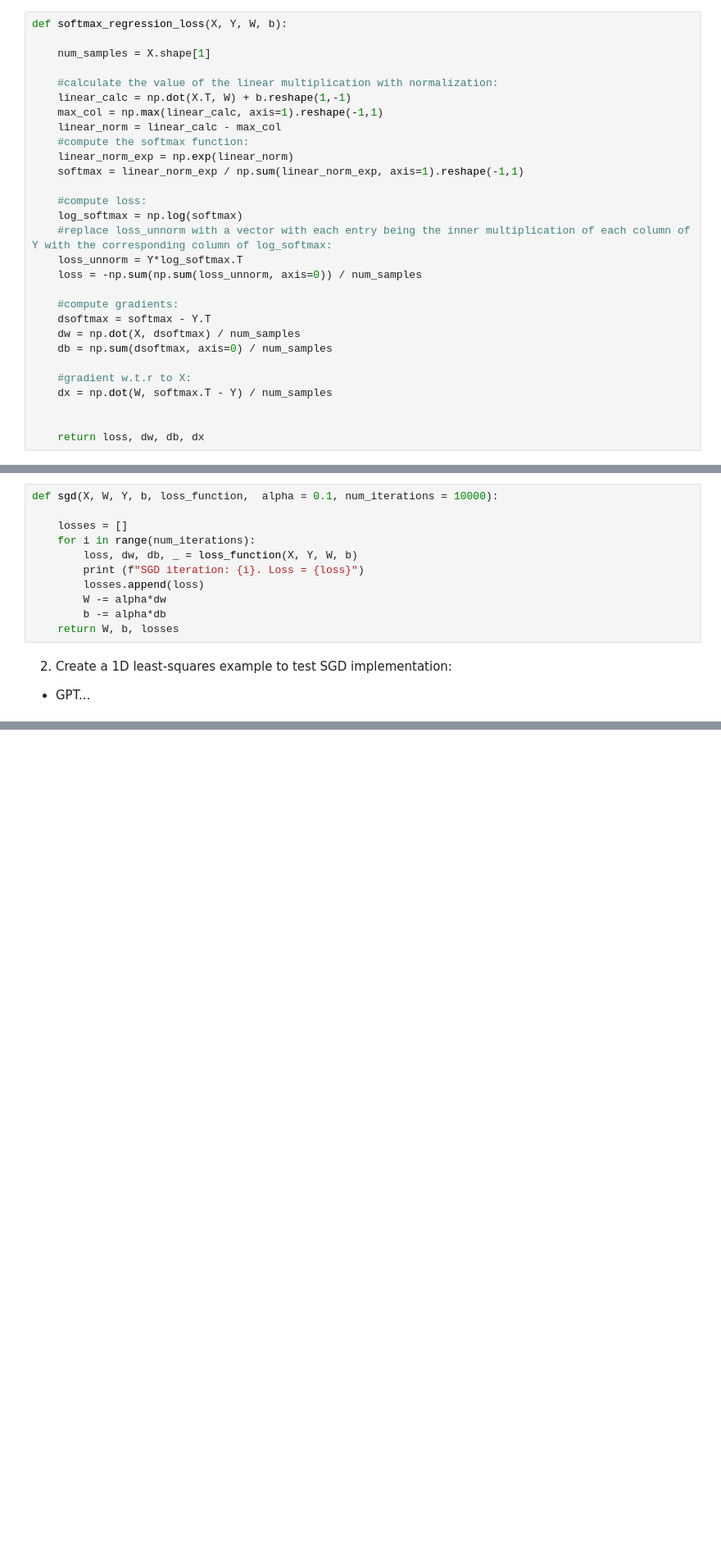
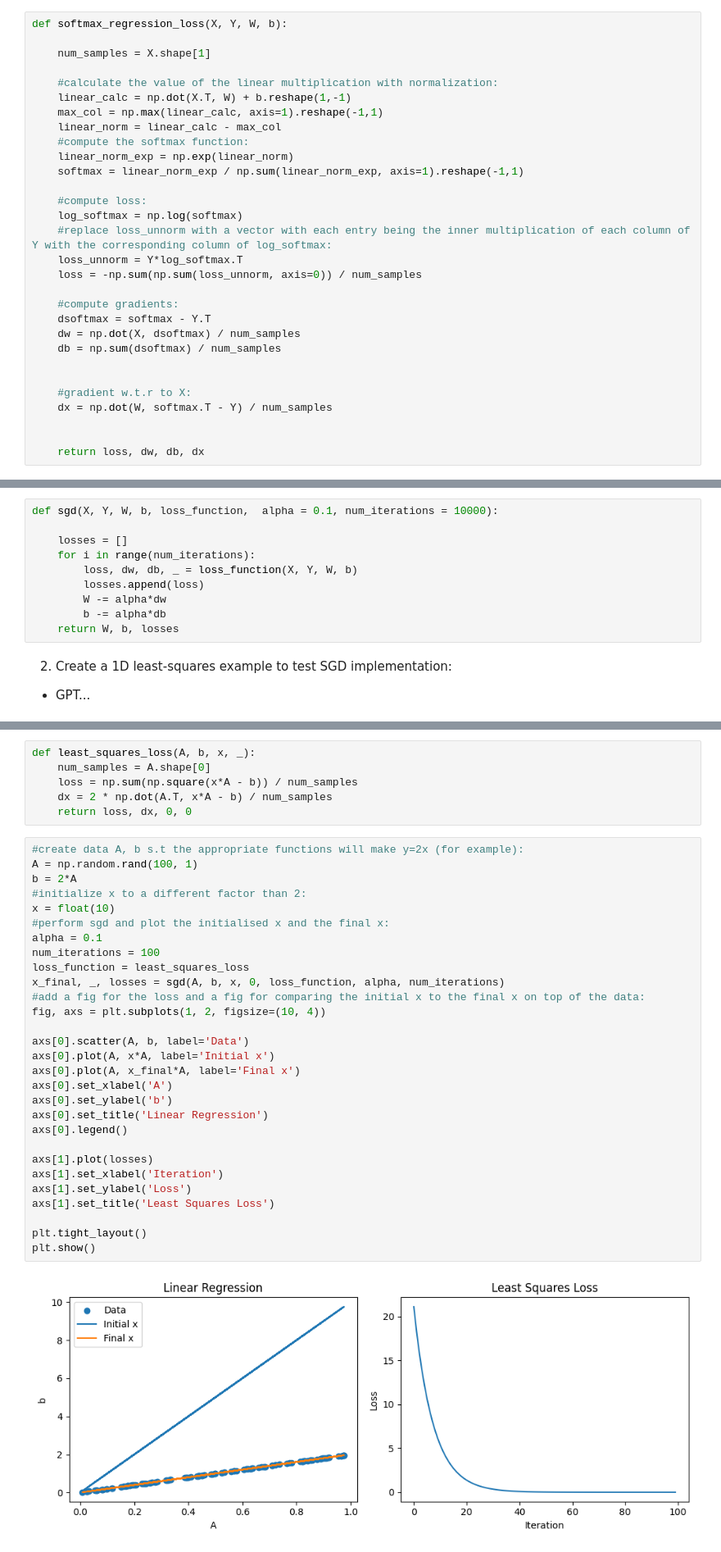
Before and after one commit to avinoam134/Self-Made-Neural-Network, a Jupyter notebook: main.ipynb, the cells around one changed output, grey strips where cells are left out. Shown at 82% size. Cells and saved outputs as stored; diff of their text form; blank space fills up the shorter version.

```diff
--- a/main.ipynb
+++ b/main.ipynb
@@ -50,7 +50,8 @@ def softmax_regression_loss(X, Y, W, b):
     #compute gradients:
     dsoftmax = softmax - Y.T
     dw = np.dot(X, dsoftmax) / num_samples
-    db = np.sum(dsoftmax, axis=0) / num_samples
+    db = np.sum(dsoftmax) / num_samples
+
 
     #gradient w.t.r to X:
     dx = np.dot(W, softmax.T - Y) / num_samples
@@ -132,12 +133,11 @@ jacobian_verification_visualizer(losses_ord1, losses_ord2, epsilons)
 1. Implement SGD
 - let gpt complete Input/Out desc
 # %%
-def sgd(X, W, Y, b, loss_function,  alpha = 0.1, num_iterations = 10000):
+def sgd(X, Y, W, b, loss_function,  alpha = 0.1, num_iterations = 10000):
 
     losses = []
     for i in range(num_iterations):
         loss, dw, db, _ = loss_function(X, Y, W, b)
-        print (f"SGD iteration: {i}. Loss = {loss}")
         losses.append(loss)
         W -= alpha*dw
         b -= alpha*db
@@ -196,0 +148,37 @@ def least_squares_loss(X, Y, W, b):
+# %%
+def least_squares_loss(A, b, x, _):
+    num_samples = A.shape[0]
+    loss = np.sum(np.square(x*A - b)) / num_samples
+    dx = 2 * np.dot(A.T, x*A - b) / num_samples
+    return loss, dx, 0, 0
+# %%
+#create data A, b s.t the appropriate functions will make y=2x (for example):
+A = np.random.rand(100, 1)
+b = 2*A
+#initialize x to a different factor than 2:
+x = float(10)
+#perform sgd and plot the initialised x and the final x:
+alpha = 0.1
+num_iterations = 100
+loss_function = least_squares_loss
+x_final, _, losses = sgd(A, b, x, 0, loss_function, alpha, num_iterations)
+#add a fig for the loss and a fig for comparing the initial x to the final x on top of the data:
+fig, axs = plt.subplots(1, 2, figsize=(10, 4))
+
+axs[0].scatter(A, b, label='Data')
+axs[0].plot(A, x*A, label='Initial x')
+axs[0].plot(A, x_final*A, label='Final x')
+axs[0].set_xlabel('A')
+axs[0].set_ylabel('b')
+axs[0].set_title('Linear Regression')
+axs[0].legend()
+
+axs[1].plot(losses)
+axs[1].set_xlabel('Iteration')
+axs[1].set_ylabel('Loss')
+axs[1].set_title('Least Squares Loss')
+
+plt.tight_layout()
+plt.show()
+# %% [output]
+[figure, added]
```
Also changed, not shown: parts of 19 cells of this notebook.
